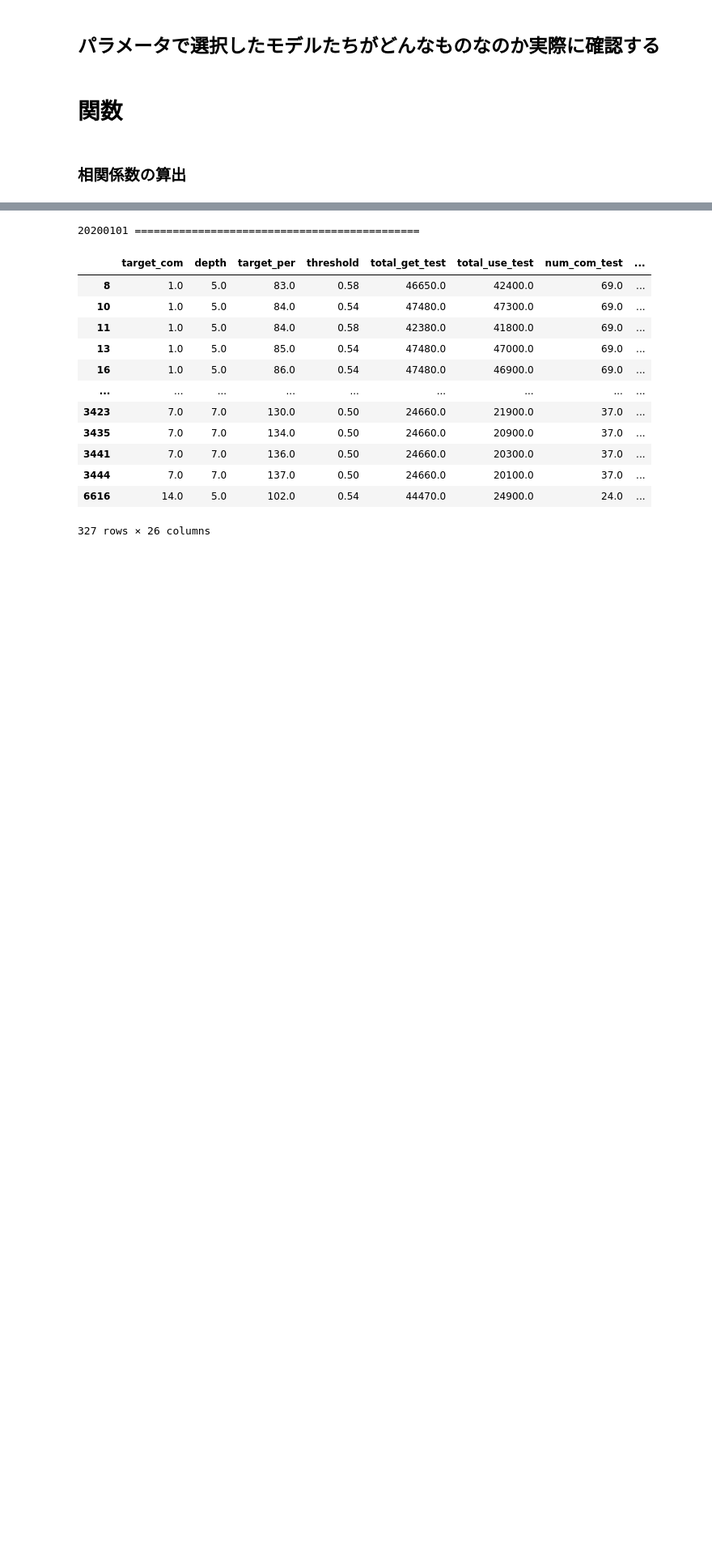
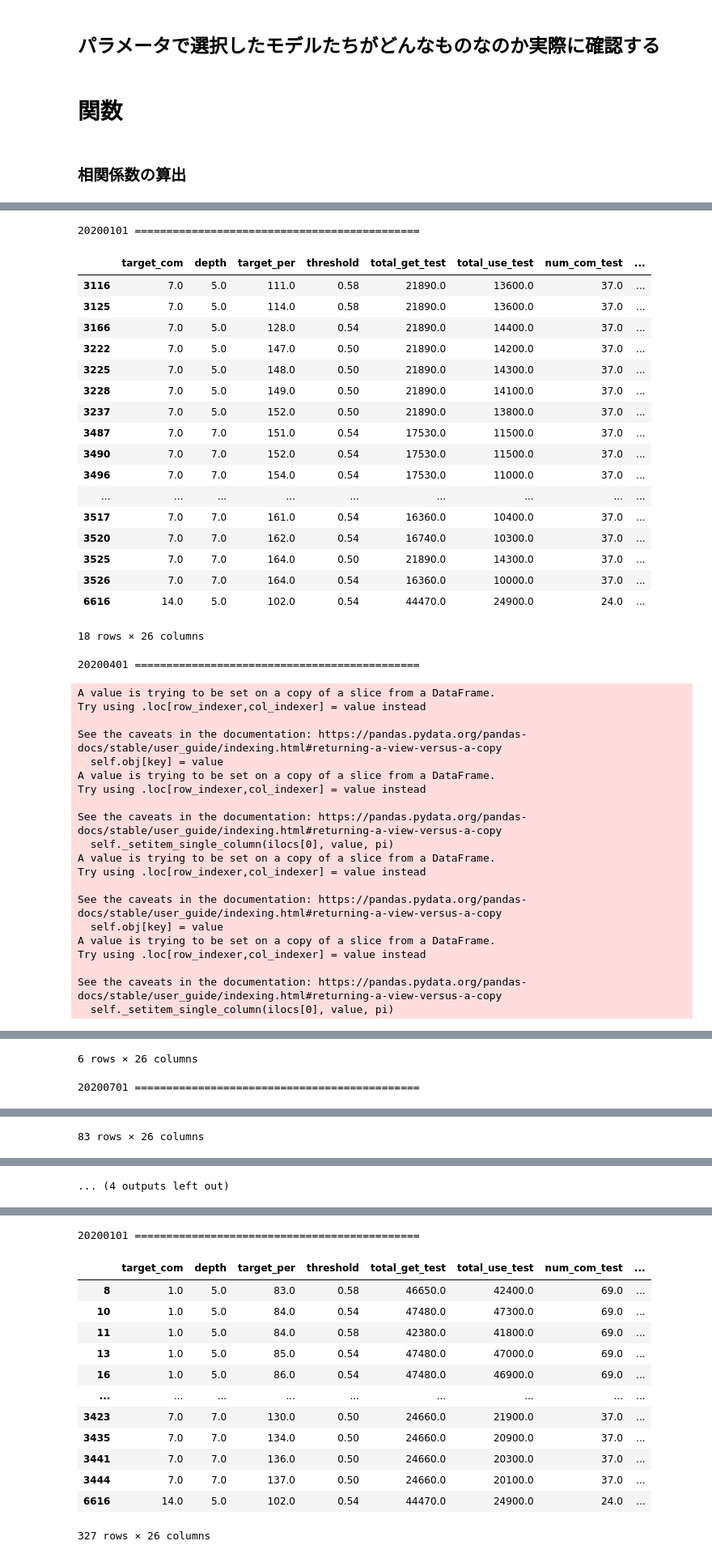
Before and after one commit to akibin0219/boatrace_bot_factry, a Jupyter notebook: analysis/V4_model_analysis.ipynb, the cells around one changed output, grey strips where cells are left out. Shown at 81% size. Saved outputs shown, nothing was run; the diff lists cells and outputs as text; code cells hidden in the pictures; blank space fills up the shorter version.

```diff
--- a/analysis/V4_model_analysis.ipynb
+++ b/analysis/V4_model_analysis.ipynb
@@ -69,7 +100,7 @@ def select_use_model(model_std_score_df):#相関係数と標準偏差によっ
 #きめのパラメータ
 place_name='asiya'
 plus_m_th=3
-num_hit_th=10
+num_hit_th=5
 versions=['V4_1','V4_2','V4_3']
 modes=['asiya_model_score_','asiya_model_score_period_']#モードは直近三カ月と，昨年同月の二種類
 mode_types=['recent','period']#モードは直近三カ月と，昨年同月の二種類,modesと一緒にzipで回す
@@ -77,16 +108,18 @@ mode_types=['recent','period']#モードは直近三カ月と，昨年同月の
 #for version in versions:
 version='V4_2'
 version_df=pd.DataFrame()#区間ごとのスコアシートの結合先（バージョンごとのまとめ）
-for mode,mode_type in zip(modes,mode_types):
-    for i in range(4):
-        now_ym=datetime.datetime(year=2020, month=1+(i*3),day=1).strftime('%Y%m%d')
-        dir_path='../../bot_database/{place_name}/model_score_{place_name}/v4_score/{version}/{mode}st{now_ym}_finalM3_{version}.csv'.format(place_name=place_name,mode=mode,now_ym=now_ym,version=version)
-        model_score_df=pd.read_csv(dir_path, encoding='utf_8_sig')
-        model_score_df=model_score_df.drop(["Unnamed: 0"],axis=1)
-         #決めのパラメータでいったん切り落とし
-        model_score_df=model_score_df[model_score_df['plus_month_num_test']>=plus_m_th].copy()#収益がプラスだった月の数で切り捨てる
-        model_score_df=model_score_df[model_score_df['num_hit_test']>=num_hit_th].copy()#的中した予測の数で切り捨てる，大体一カ月に一件くらいをイメージ
-        version_df= pd.concat([version_df, model_score_df], axis=0)#きめのパラメータで切り落としたので結合
+#for mode,mode_type in zip(modes,mode_types):
+mode=modes[0]
+mode_type=mode_types[0]
+for i in range(4):
+    now_ym=datetime.datetime(year=2020, month=1+(i*3),day=1).strftime('%Y%m%d')
+    dir_path='../../bot_database/{place_name}/model_score_{place_name}/v4_score/{version}/{mode}st{now_ym}_finalM3_{version}.csv'.format(place_name=place_name,mode=mode,now_ym=now_ym,version=version)
+    model_score_df=pd.read_csv(dir_path, encoding='utf_8_sig')
+    model_score_df=model_score_df.drop(["Unnamed: 0"],axis=1)
+     #決めのパラメータでいったん切り落とし
+    model_score_df=model_score_df[model_score_df['plus_month_num_test']>=plus_m_th].copy()#収益がプラスだった月の数で切り捨てる
+    model_score_df=model_score_df[model_score_df['num_hit_test']>=num_hit_th].copy()#的中した予測の数で切り捨てる，大体一カ月に一件くらいをイメージ
+    version_df= pd.concat([version_df, model_score_df], axis=0)#きめのパラメータで切り落としたので結合
 #相関係数の算出（範囲は-1～1）
 version_corr_df=version_df.corr()
 feature_weights=version_corr_df.loc['gain_final']['total_get_test':'diff_mea_med_test']#相関係数を代用した変数ごとの重みづけ
@@ -97,37 +143,78 @@ feature_weights
 # 芦屋だけでひとまず機能を完成させる
 #きめのパラメータ
 place_name='asiya'
-plus_m_th=3
+plus_m_th=2
 num_hit_th=5
 version='V4_2'
 mode='asiya_model_score_'
 mode_type='recent'
 csv_path='../../bot_database/{place_name}/model_score_{place_name}/v4_score/{version}/{version}_{mode_type}_TRhit_pM{plus_month}_total_analysis.csv'.format(place_name=place_name,mode_type=mode_type,version=version,plus_month=plus_m_th,num_hit=num_hit_th)
 totol_analysis_df=pd.read_csv(csv_path, encoding='utf_8_sig')
 totol_analysis_df=totol_analysis_df.drop(["Unnamed: 0"],axis=1)
 
 #閾値の取得
-#th_s=totol_analysis_df[totol_analysis_df['num_plus_com_mean']>3].sort_values('minus_model_per_mean').iloc[0]
-th_s=totol_analysis_df[(totol_analysis_df['num_plus_com_mean']>3) & (totol_analysis_df['num_hit_th']>=10)].sort_values('minus_model_per_mean').iloc[0]
+th_s=totol_analysis_df[totol_analysis_df['num_plus_com_mean']>plus_m_th].sort_values('minus_model_per_mean').iloc[0]
+#th_s=totol_analysis_df[(totol_analysis_df['num_plus_com_mean']>3) & (totol_analysis_df['num_hit_th']>=10)].sort_values('minus_model_per_mean').iloc[0]
 select_model_df=pd.DataFrame()
 #閾値にあてはまった　モデルたちがどんな奴らなのかを確認する
 for i in range(4):
     now_ym=datetime.datetime(year=2020, month=1+(i*3),day=1).strftime('%Y%m%d')
     dir_path='../../bot_database/{place_name}/model_score_{place_name}/v4_score/{version}/{mode}st{now_ym}_finalM3_{version}.csv'.format(place_name=place_name,mode=mode,now_ym=now_ym,version=version)
     model_score_df=pd.read_csv(dir_path, encoding='utf_8_sig')
     model_score_df=model_score_df.drop(["Unnamed: 0"],axis=1)
     #選定したパラメータで切り落とし
 
 
     selected_m=model_score_df[model_score_df['gain_test']>=th_s["gain_th"]].copy()
     selected_m=selected_m[selected_m['gain_std_test']<=th_s["gain_std_th"]].copy()
     selected_m=selected_m[selected_m['buy_hit_per_test']>=th_s["hit_per_th"]].copy()
     selected_m=selected_m[selected_m['buy_hit_per_std_test']<=th_s["hit_std_th"]].copy()
-    selected_m=selected_m[selected_m['num_hit_test']>=th_s["num_hit_th "]].copy()#的中した予測の数で切り捨てる,これも可変していく方針に変更した
+    selected_m=selected_m[selected_m['num_hit_test']>=th_s["num_hit_th"]].copy()#的中した予測の数で切り捨てる,これも可変していく方針に変更した
     print(now_ym,'=============================================')
     display(selected_m)
     select_model_df=pd.concat([select_model_df, selected_m], axis=0)#きめのパラメータで切り落としたので結合
     #偏差値評価を用いた実際に使用するモデルの切り抜き
     model_score_df=add_std_score(select_model_df)
     use_models=select_use_model(model_score_df)
-    use_models.to_csv('csv/use_model_df_{}.csv'.format()now
+    use_models.to_csv('csv/use_model_df_{}.csv'.format(now_ym))
+# %% [output]
+20200101 =============================================
+|  | target_com | depth | target_per | threshold | total_get_test | total_use_test | num_com_test | ... |
+| 3116 | 7.0 | 5.0 | 111.0 | 0.58 | 21890.0 | 13600.0 | 37.0 | ... |
+| 3125 | 7.0 | 5.0 | 114.0 | 0.58 | 21890.0 | 13600.0 | 37.0 | ... |
+| 3166 | 7.0 | 5.0 | 128.0 | 0.54 | 21890.0 | 14400.0 | 37.0 | ... |
+| 3222 | 7.0 | 5.0 | 147.0 | 0.50 | 21890.0 | 14200.0 | 37.0 | ... |
+| 3225 | 7.0 | 5.0 | 148.0 | 0.50 | 21890.0 | 14300.0 | 37.0 | ... |
+| 3228 | 7.0 | 5.0 | 149.0 | 0.50 | 21890.0 | 14100.0 | 37.0 | ... |
+| 3237 | 7.0 | 5.0 | 152.0 | 0.50 | 21890.0 | 13800.0 | 37.0 | ... |
+| 3487 | 7.0 | 7.0 | 151.0 | 0.54 | 17530.0 | 11500.0 | 37.0 | ... |
+| 3490 | 7.0 | 7.0 | 152.0 | 0.54 | 17530.0 | 11500.0 | 37.0 | ... |
+| 3496 | 7.0 | 7.0 | 154.0 | 0.54 | 17530.0 | 11000.0 | 37.0 | ... |
+| ... | ... | ... | ... | ... | ... | ... | ... | ... |
+| 3517 | 7.0 | 7.0 | 161.0 | 0.54 | 16360.0 | 10400.0 | 37.0 | ... |
+| 3520 | 7.0 | 7.0 | 162.0 | 0.54 | 16740.0 | 10300.0 | 37.0 | ... |
+| 3525 | 7.0 | 7.0 | 164.0 | 0.50 | 21890.0 | 14300.0 | 37.0 | ... |
+| 3526 | 7.0 | 7.0 | 164.0 | 0.54 | 16360.0 | 10000.0 | 37.0 | ... |
+| 6616 | 14.0 | 5.0 | 102.0 | 0.54 | 44470.0 | 24900.0 | 24.0 | ... |
+18 rows × 26 columns
+20200401 =============================================
+A value is trying to be set on a copy of a slice from a DataFrame.
+Try using .loc[row_indexer,col_indexer] = value instead
+
+See the caveats in the documentation: https://pandas.pydata.org/pandas-docs/stable/user_guide/indexing.html#returning-a-view-versus-a-copy
+  self.obj[key] = value
+A value is trying to be set on a copy of a slice from a DataFrame.
+Try using .loc[row_indexer,col_indexer] = value instead
+
+See the caveats in the documentation: https://pandas.pydata.org/pandas-docs/stable/user_guide/indexing.html#returning-a-view-versus-a-copy
+  self._setitem_single_column(ilocs[0], value, pi)
+A value is trying to be set on a copy of a slice from a DataFrame.
+Try using .loc[row_indexer,col_indexer] = value instead
+
+See the caveats in the documentation: https://pandas.pydata.org/pandas-docs/stable/user_guide/indexing.html#returning-a-view-versus-a-copy
+  self.obj[key] = value
+A value is trying to be set on a copy of a slice from a DataFrame.
+Try using .loc[row_indexer,col_indexer] = value instead
+
+See the caveats in the documentation: https://pandas.pydata.org/pandas-docs/stable/user_guide/indexing.html#returning-a-view-versus-a-copy
+  self._setitem_single_column(ilocs[0], value, pi)
@@ -133,0 +228,2 @@ for i in range(4):
+6 rows × 26 columns
+20200701 =============================================
@@ -133,0 +259 @@ for i in range(4):
+83 rows × 26 columns
@@ -133,0 +277 @@ for i in range(4):
+... (4 outputs left out)
```
Also changed, not shown: parts of 7 cells of this notebook, 7 other files.
